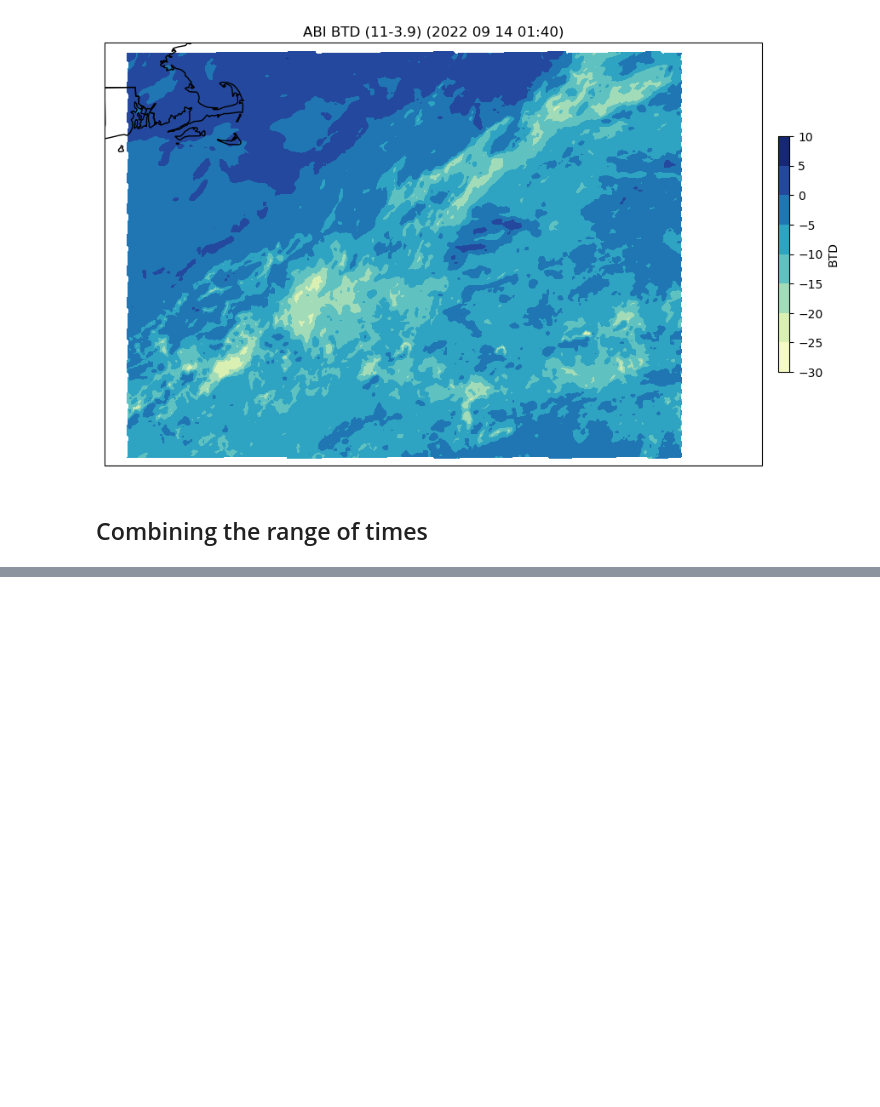
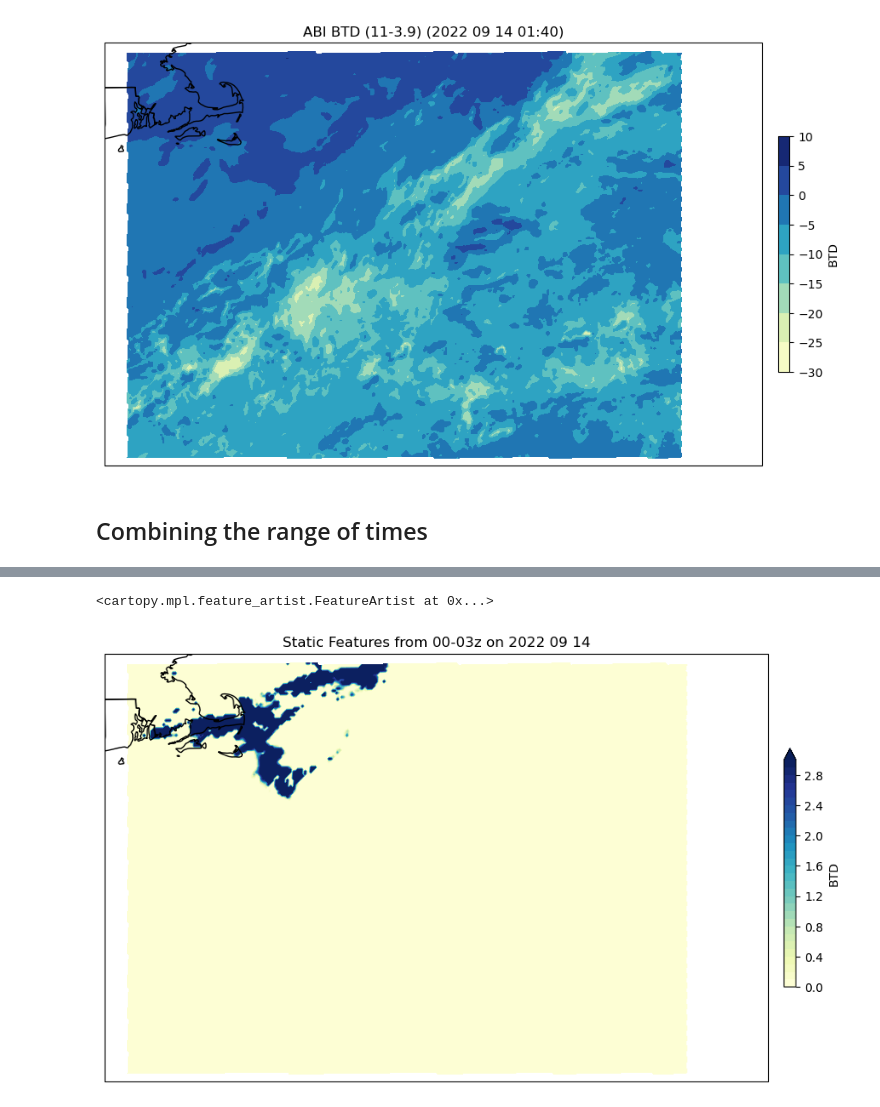
Before and after one commit to jesseturner/FalseLowClouds, a Jupyter notebook: Static_Features/Static_Features_ABI.ipynb, the cells around one changed output, grey strips where cells are left out. Saved outputs shown, nothing was run; the diff lists cells and outputs as text; code cells hidden in the pictures; blank space fills up the shorter version.

Commit message:
Updating static features to use NLCT data

```diff
--- a/Static_Features/Static_Features_ABI.ipynb
+++ b/Static_Features/Static_Features_ABI.ipynb
@@ -114,0 +59,30 @@ for filename in os.listdir(root):
+# %%
+#--- Initialize an array of 1's in the shape of the final image
+BTD_prod = [ [1]*len(BTD_c[0][0]) for i in range(len(BTD_c[0]))]
+
+#--- Starting the timer
+starttime = timeit.default_timer()
+
+for filename in os.listdir(nlct_path):
+        print(filename)
+
+        #--- Open the NLCT file
+        file = open(nlct_path+filename, 'rb')
+        BTD = pickle.load(file)
+        file.close()
+
+        #--- Crop to the specified region
+        BTD = BTD.where((BTD.lat>min_lat) & (BTD.lat<max_lat) & (BTD.lon>min_lon) & (BTD.lon<max_lon))
+        BTD = BTD.dropna(dim="y", how="all")
+        BTD = BTD.dropna(dim="x", how="all")
+
+        #--- Set negative values to zero
+        BTD = np.where(BTD < 0, 0, BTD)
+
+        #--- Multiply to only enhance static clouds
+        BTD_prod = BTD_prod*BTD
+
+        #--- Limit runaway large values to 3
+        BTD_prod = np.where(BTD_prod > 3, 3, BTD_prod)
+
+print("Completed: ", timeit.default_timer() - starttime)
@@ -115,13 +107,15 @@ for filename in os.listdir(root):
 # %%
 projection=ccrs.PlateCarree()
 fig,ax=plt.subplots(1, figsize=(12,12),subplot_kw={'projection': projection})
 cmap = plt.cm.YlGnBu
-#levels = np.linspace(np.amin(BTD), np.amax(BTD), 31)
 levels = np.linspace(0, 3, 31)
 
-c=ax.contourf(subset_07.Rad.lon, subset_07.Rad.lat, BTD_prod, cmap=cmap, levels=levels, extend='max')
+c=ax.contourf(BTD_c.lon, BTD_c.lat, BTD_prod[0], cmap=cmap, levels=levels, extend='max')
 clb=plt.colorbar(c, shrink=0.3, pad=0.02, ax=ax)
-ax.set_title('ABI Radiance ('+date+')')
+ax.set_title('Static Features from 00-03z on 2022 09 14')
 clb.set_label('BTD')
 
 ax.add_feature(cfeature.STATES)
+# %% [output]
+<cartopy.mpl.feature_artist.FeatureArtist at 0x...>
+[figure, added]
```
Also changed, not shown: parts of 3 cells of this notebook, 5 other files.
